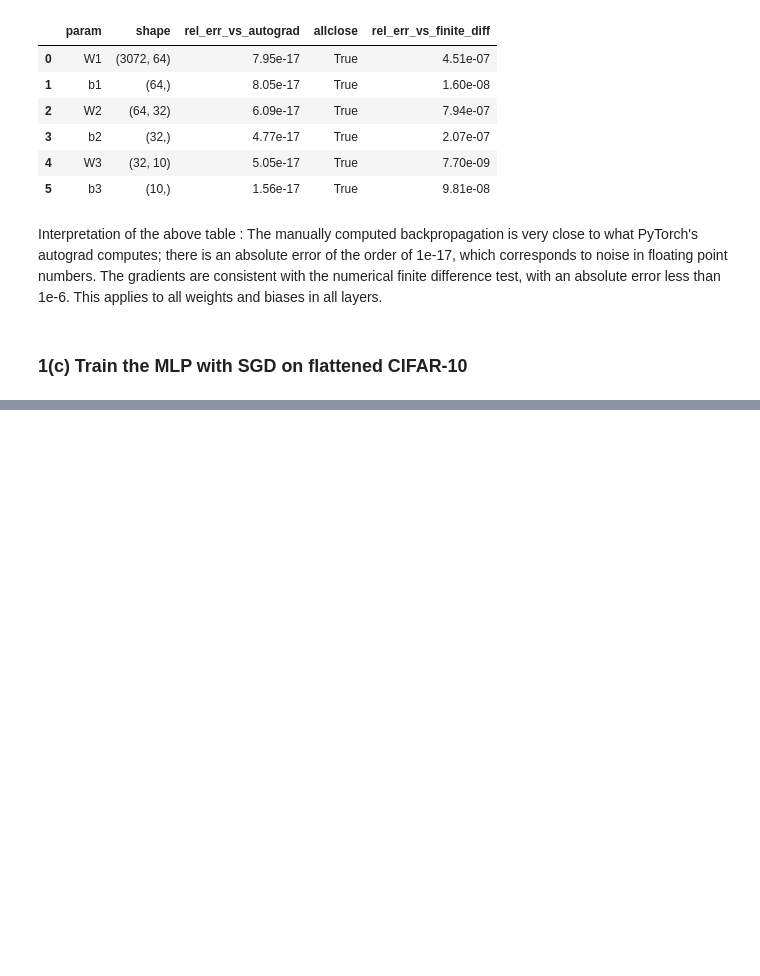
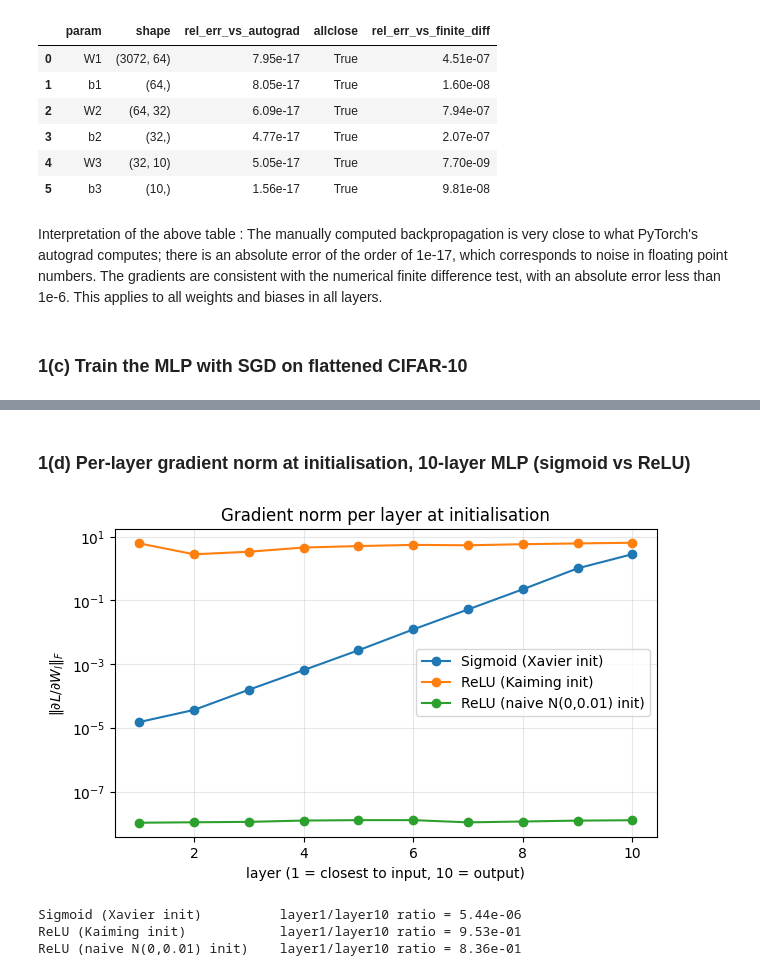
Before and after one commit to jayasinghesasmitha/EN4554-Deep-Learning-For-Vision, a Jupyter notebook: 220261V_a02.ipynb, the cells around one changed output, grey strips where cells are left out. Cells and saved outputs as stored; diff of their text form; code cells hidden in the pictures; blank space fills up the shorter version.

Commit message:
Added interpretation to the diagram under 1.c and plotted gradient norms at init, sigmoid vs ReLU

```diff
--- a/220261V_a02.ipynb
+++ b/220261V_a02.ipynb
@@ -330,0 +333,22 @@ Final validation accuracy: 0.5180
+# %% [markdown]
+### 1(d) Per-layer gradient norm at initialisation, 10-layer MLP (sigmoid vs ReLU)
+# %%
+def grad_norms(act, init=None, width=256, depth=10, seed=0, nb=256):
+    set_seed(seed)
+    net = MLP([3072] + [width] * (depth - 1) + [10], act=act, init=init)
+    net.loss(Xtr[:nb].flatten(1), ytr[:nb]); net.backward()
+    return [L.dW.norm().item() for L in net.lin]
+
+gn = {'Sigmoid (Xavier init)': grad_norms('sigmoid', 'xavier'),
+      'ReLU (Kaiming init)':   grad_norms('relu', 'kaiming'),
+      'ReLU (naive N(0,0.01) init)': grad_norms('relu', 'naive')}
+plt.figure(figsize=(7, 4))
+for k_, v in gn.items(): plt.semilogy(range(1, 11), v, marker='o', label=k_)
+plt.xlabel('layer (1 = closest to input, 10 = output)'); plt.ylabel(r'$\|\partial L/\partial W_l\|_F$')
+plt.title('Gradient norm per layer at initialisation'); plt.legend(); plt.grid(alpha=.3); plt.show()
+for k_, v in gn.items(): print(f'{k_:30s} layer1/layer10 ratio = {v[0]/v[-1]:.2e}')
+# %% [output]
+[figure, added]
+Sigmoid (Xavier init)          layer1/layer10 ratio = 5.44e-06
+ReLU (Kaiming init)            layer1/layer10 ratio = 9.53e-01
+ReLU (naive N(0,0.01) init)    layer1/layer10 ratio = 8.36e-01
```
Also changed, not shown: parts of 2 cells of this notebook.
